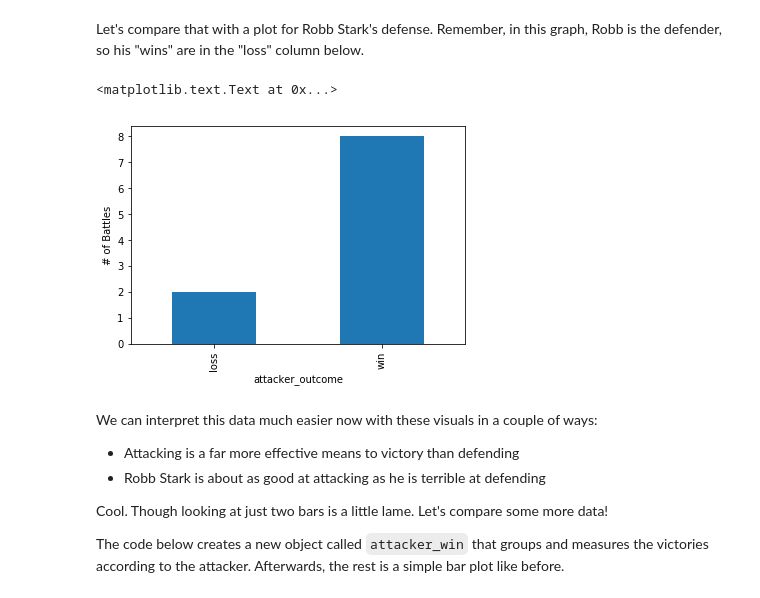
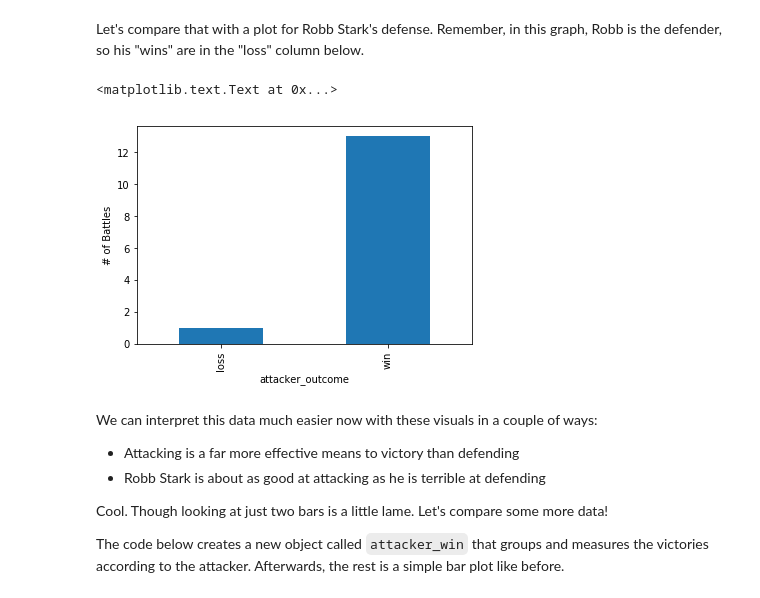
Before and after one commit to lee-ngo/dataset-ice-fire, a Jupyter notebook: basic_python_data_science_ice_fire.ipynb, the cells around one changed output. Saved outputs shown, nothing was run; the diff lists cells and outputs as text; code cells hidden in the pictures.

```diff
--- a/basic_python_data_science_ice_fire.ipynb
+++ b/basic_python_data_science_ice_fire.ipynb
@@ -365,10 +366,10 @@ robb_off_viz.plot(kind='bar').set_ylabel('# of Battles')
 Let's compare that with a plot for Robb Stark's defense. Remember, in this graph, Robb is the defender, so his "wins" are in the "loss" column below.
 # %%
 robb_def_viz = robb_def.groupby('attacker_outcome').apply(len)
-robb_off_viz.plot(kind='bar').set_ylabel('# of Battles')
+robb_def_viz.plot(kind='bar').set_ylabel('# of Battles')
 # %% [output]
 <matplotlib.text.Text at 0x...>
-[figure, old version]
+[figure, new version]
 # %% [markdown]
 We can interpret this data much easier now with these visuals in a couple of ways:
 
```
Also changed, not shown: parts of 4 cells of this notebook.
